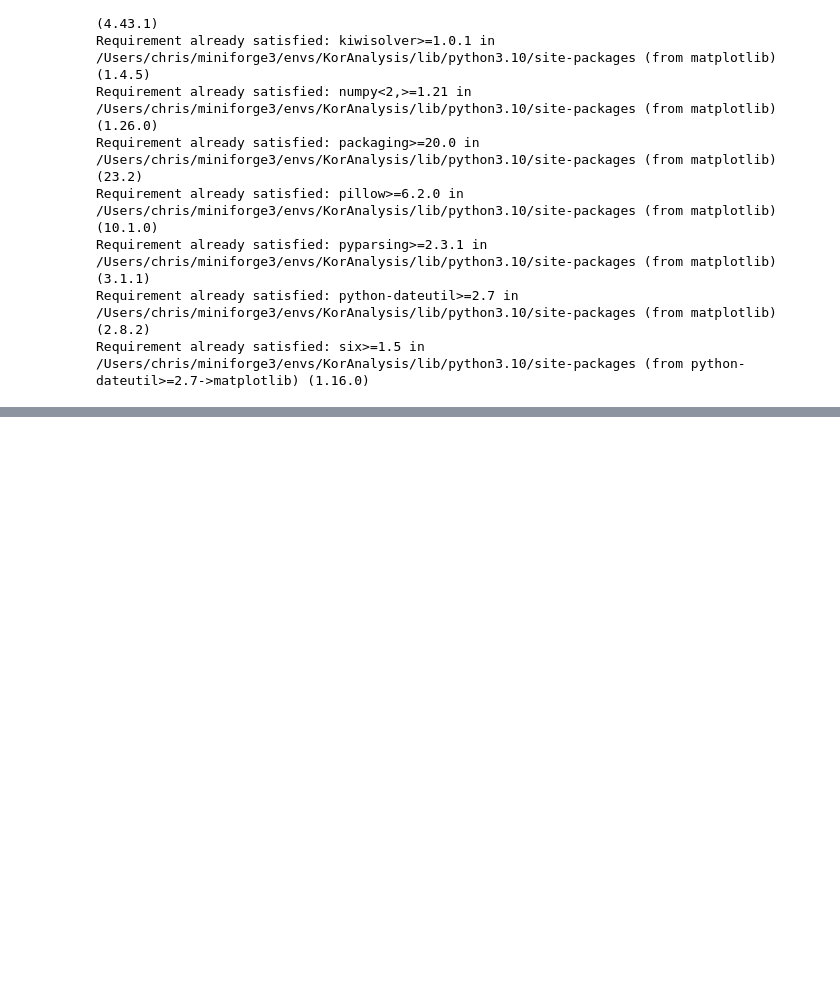
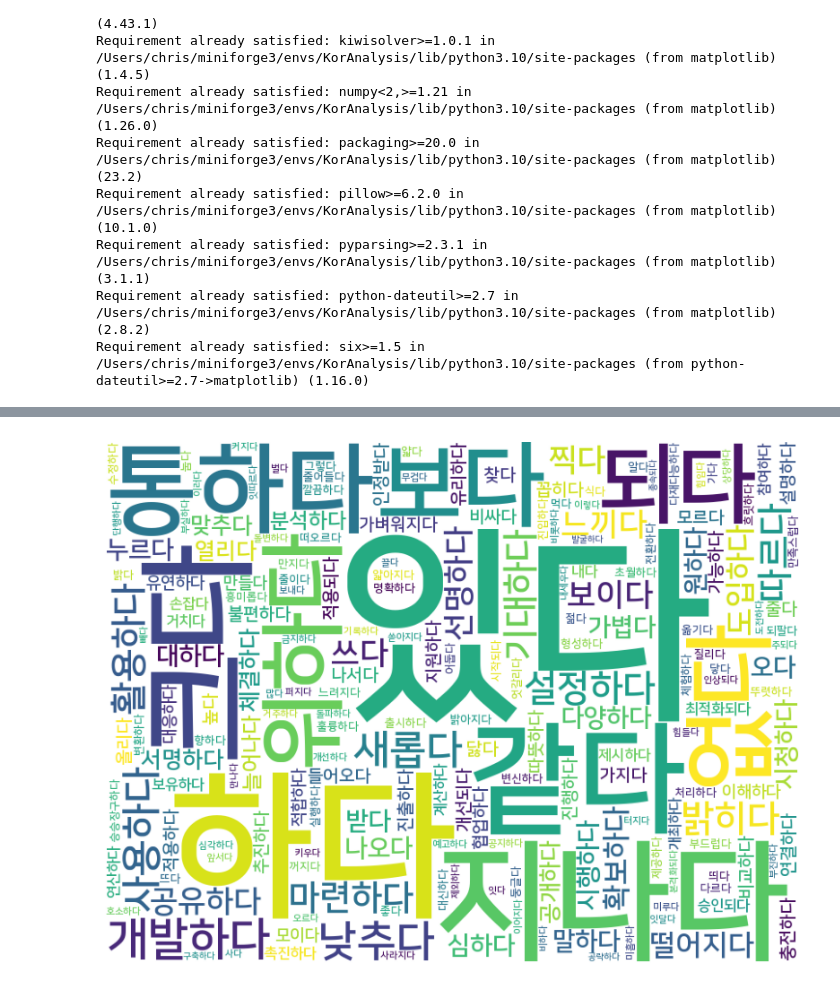
Before and after one commit to chrisjihee/KorAnalysis, a Jupyter notebook: analysis.ipynb, the cells around one changed output, grey strips where cells are left out. Saved outputs shown, nothing was run; the diff lists cells and outputs as text; code cells hidden in the pictures; blank space fills up the shorter version.

```diff
--- a/analysis.ipynb
+++ b/analysis.ipynb
@@ -47,0 +405,5 @@ Requirement already satisfied: six>=1.5 in /Users/chris/miniforge3/envs/KorAnaly
+# %%
+# 워드클라우드: 동사
+wordcloud_to_figure(verb_wc)
+# %% [output]
+[figure, added]
```
Also changed, not shown: parts of 32 cells of this notebook.
